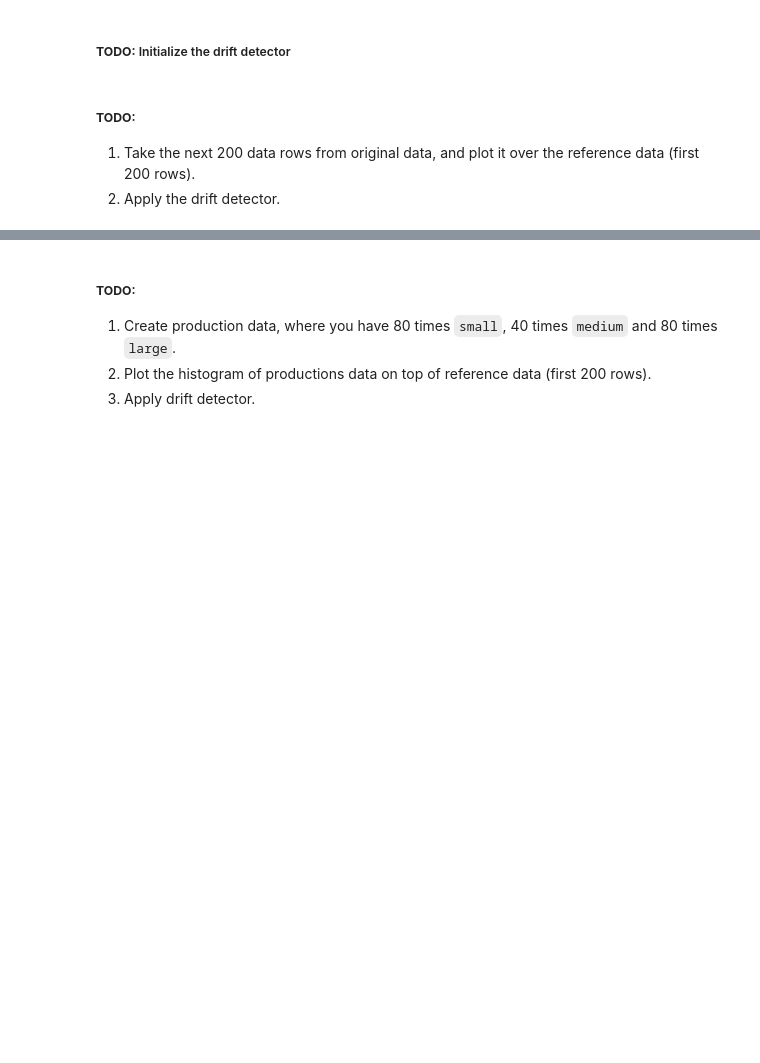
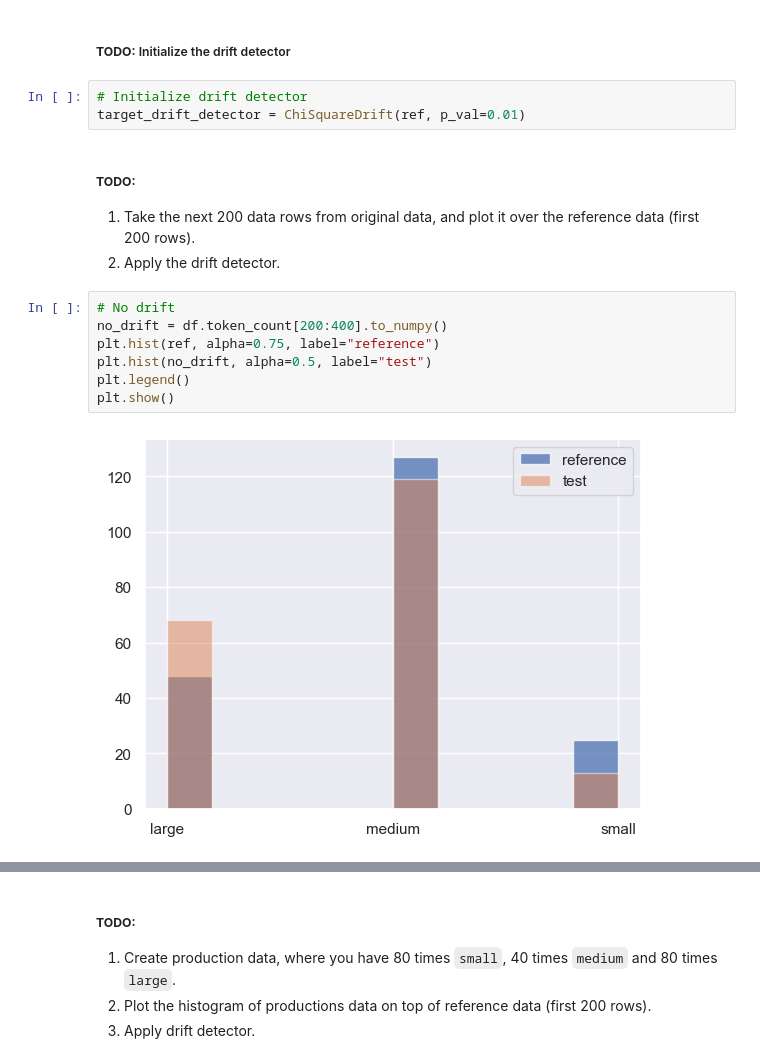
Before and after one commit to AMMI-2024/mlops-course, a Jupyter notebook: 6day/lab/code/monitoring_alibi_detect_tasks.ipynb, the cells around one changed output, grey strips where cells are left out. Drawn from its saved outputs; the diff is of its cells as text; blank space fills up the shorter version.

```diff
--- a/6day/lab/code/monitoring_alibi_detect_tasks.ipynb
+++ b/6day/lab/code/monitoring_alibi_detect_tasks.ipynb
@@ -217,6 +226,18 @@ from alibi_detect.cd import ChiSquareDrift
 # %% [markdown]
 ##### **TODO:** Initialize the drift detector
+# %%
+# Initialize drift detector
+target_drift_detector = ChiSquareDrift(ref, p_val=0.01)
 # %% [markdown]
 ##### **TODO:**
 1. Take the next 200 data rows from original data, and plot it over the reference data (first 200 rows).
 2. Apply the drift detector.
+# %%
+# No drift
+no_drift = df.token_count[200:400].to_numpy()
+plt.hist(ref, alpha=0.75, label="reference")
+plt.hist(no_drift, alpha=0.5, label="test")
+plt.legend()
+plt.show()
+# %% [output]
+[figure, added]
```
Also changed, not shown: parts of 9 cells of this notebook, 2 other files.
